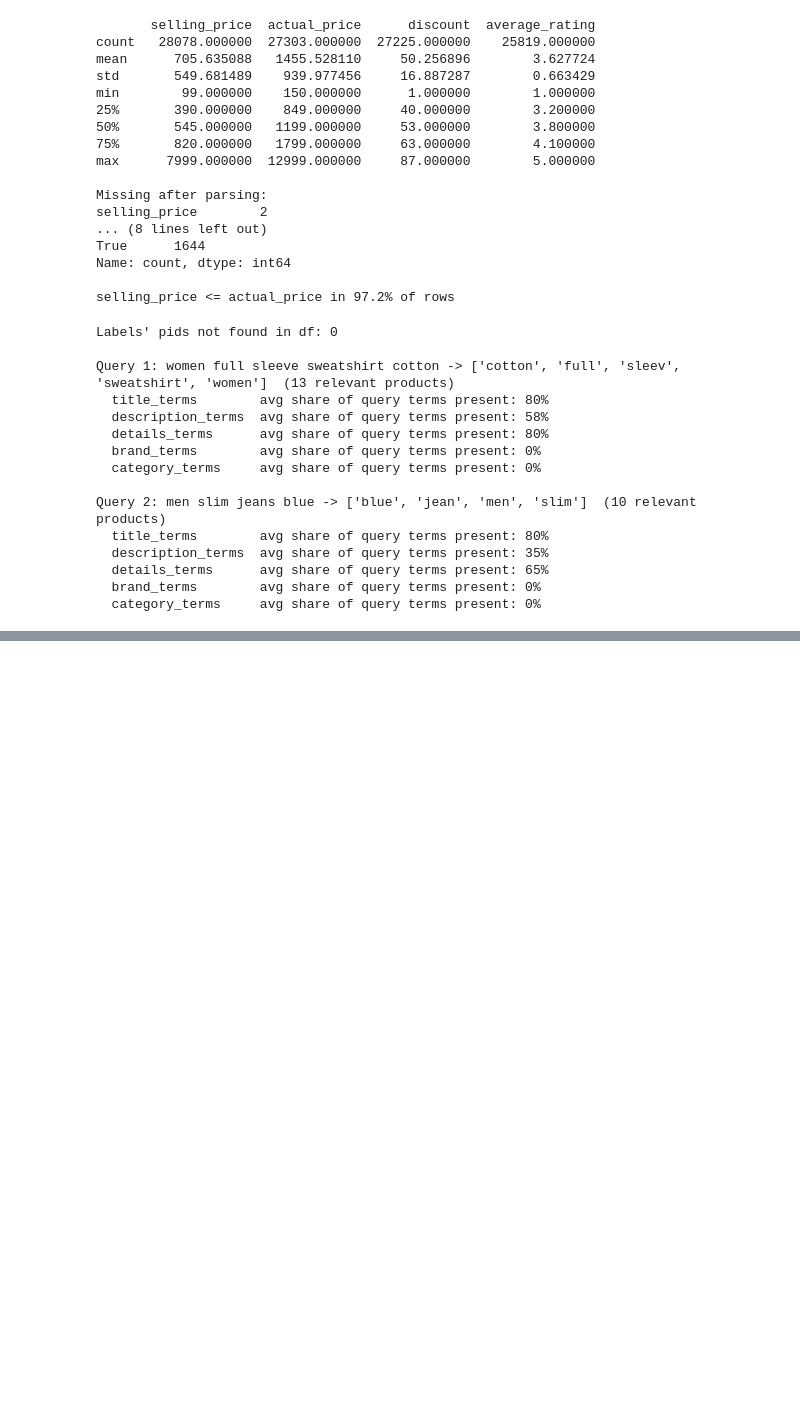
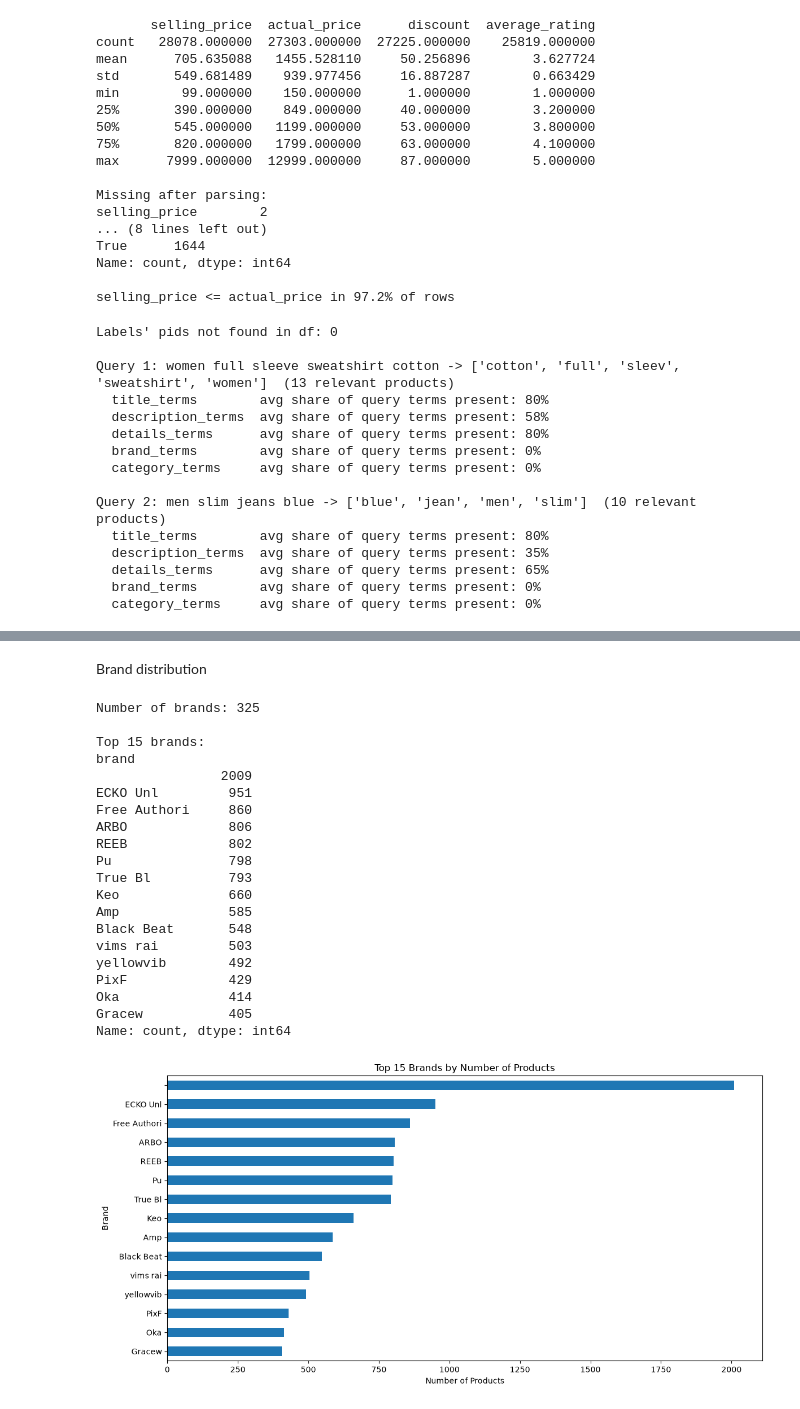
Before and after one commit to martinafrisach/IRWA-2026-Final-Project, a Jupyter notebook: project_progress/part_1/part1.ipynb, the cells around one changed output, grey strips where cells are left out. Cells and saved outputs as stored; diff of their text form; code cells hidden in the pictures; blank space fills up the shorter version.

```diff
--- a/project_progress/part_1/part1.ipynb
+++ b/project_progress/part_1/part1.ipynb
@@ -413,0 +372,42 @@ Some brand names also appear to be truncated or incomplete. These data quality i
+# %% [markdown]
+Brand distribution
+# %%
+brand_counts = df["brand"].value_counts()
+
+print("Number of brands:", df["brand"].nunique())
+print("\nTop 15 brands:")
+print(brand_counts.head(15))
+
+plt.figure(figsize=(12, 6))
+
+brand_counts.head(15).sort_values().plot(
+    kind="barh"
+)
+
+plt.title("Top 15 Brands by Number of Products")
+plt.xlabel("Number of Products")
+plt.ylabel("Brand")
+plt.tight_layout()
+plt.show()
+# %% [output]
+Number of brands: 325
+
+Top 15 brands:
+brand
+                2009
+ECKO Unl         951
+Free Authori     860
+ARBO             806
+REEB             802
+Pu               798
+True Bl          793
+Keo              660
+Amp              585
+Black Beat       548
+vims rai         503
+yellowvib        492
+PixF             429
+Oka              414
+Gracew           405
+Name: count, dtype: int64
+[figure, added]
```
Also changed, not shown: parts of 59 cells of this notebook.
